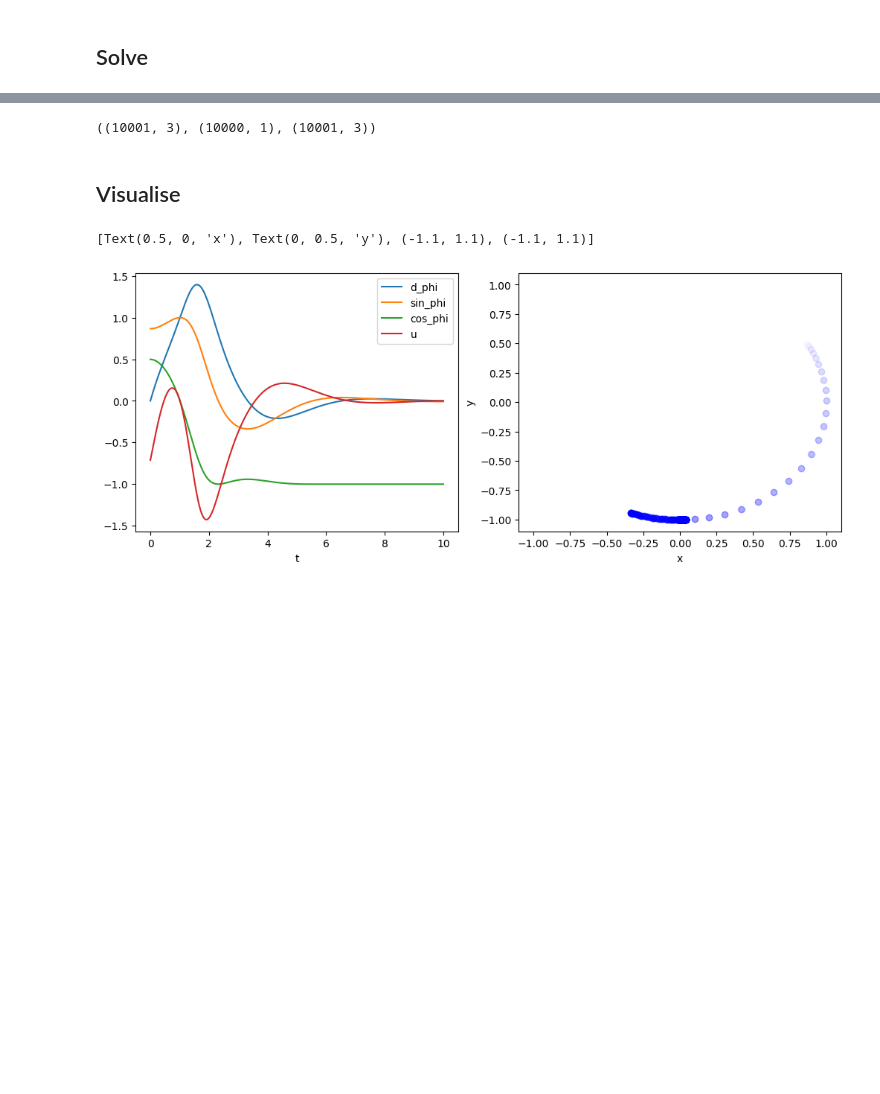
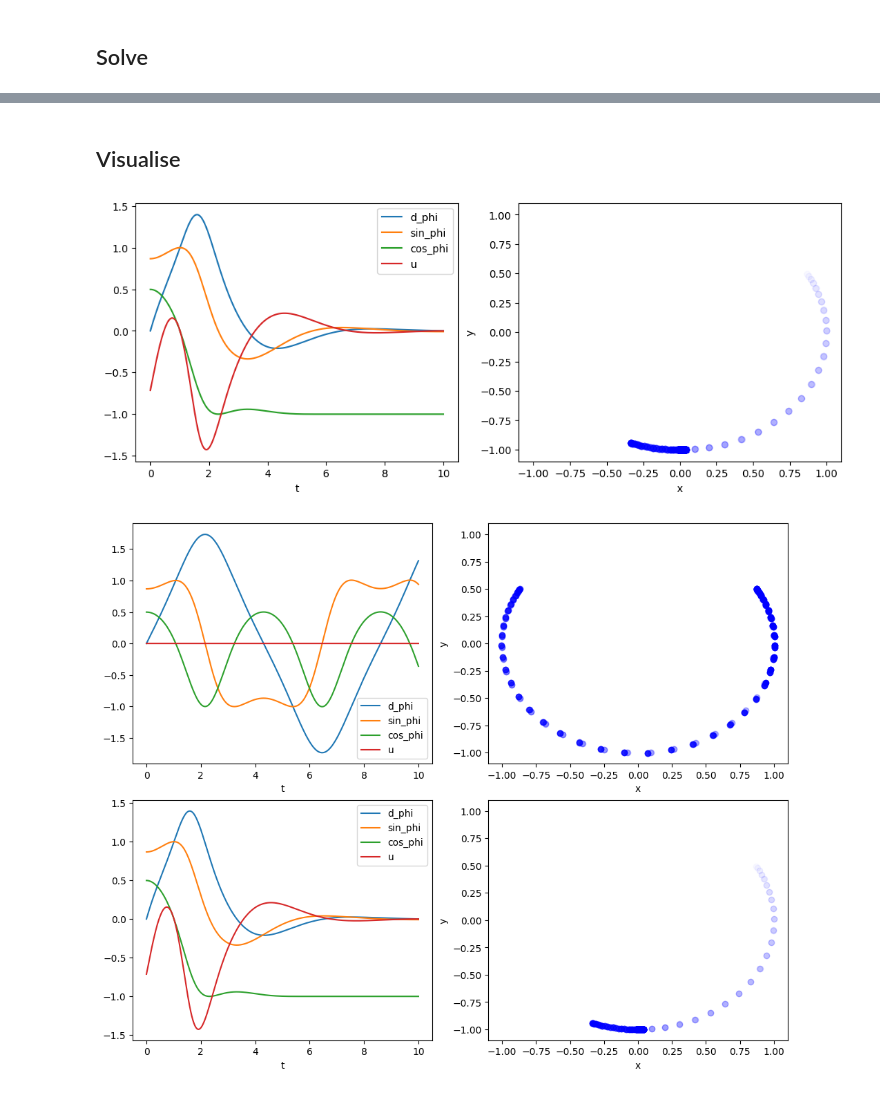
Before and after one commit to bbhaduri/diffilqrax-m1arm, a Jupyter notebook: doc/source/examples/simple_pendulum.ipynb, the cells around one changed output, grey strips where cells are left out. Saved outputs shown, nothing was run; the diff lists cells and outputs as text; code cells hidden in the pictures; blank space fills up the shorter version.

```diff
--- a/doc/source/examples/simple_pendulum.ipynb
+++ b/doc/source/examples/simple_pendulum.ipynb
@@ -146,7 +147,7 @@ def rollout(dyn_step: Callable, Us: Array, state_init:Array, prms: Any)-> Array:
 pparams = PendulumParams(1.0, 1.0, 9.8, dims.dt)
 tt = jnp.linspace(0., (pparams.dt*dims.horizon), dims.horizon+1)
 # init_ang = jnp.pi + 0.2
-init_ang = jnp.pi/3 + 0.002
+init_ang = jnp.pi/3. + 0.002
 init_state = jnp.array([jnp.pi*0., jnp.sin(init_ang), jnp.cos(init_ang)])
 params = iLQRParams(x0=init_state, theta=pparams)
 
@@ -227,24 +225,35 @@ old_cost: 8358.033859529865
-# %%
-Xs_stars.shape, Us_stars.shape, Lambs_stars.shape
-# %% [output]
-((10001, 3), (10000, 1), (10001, 3))
 # %% [markdown]
 ## Visualise
 # %%
-import matplotlib.colors as mcolors
-
-norm = mcolors.Normalize(vmin=tt.min(), vmax=tt.max())
-alphas = norm(tt)
-
 fig, ax = plt.subplots(1,2, figsize=(10,4), layout="constrained")
-ax[0].plot(tt, Xs_stars,label=['d_phi', 'sin_phi', 'cos_phi'])
-ax[0].plot(tt[:-1], Us_stars, label='u')
-ax[0].set(xlabel='t')
-ax[0].legend()
+_ = ax[0].plot(tt, Xs_stars,label=['d_phi', 'sin_phi', 'cos_phi'])
+_ = ax[0].plot(tt[:-1], Us_stars, label='u')
+_ = ax[0].set(xlabel='t')
+_ = ax[0].legend()
 
 for i in range(0,len(tt),100):
-    ax[1].scatter(Xs_stars[i:i+2,1], Xs_stars[i:i+2,2], color='blue', alpha=alphas[i])
-ax[1].set(xlabel='x', ylabel='y', xlim=[-pparams.l-0.1, pparams.l+0.1], ylim=[-pparams.l-0.1, pparams.l+0.1])
+    _ = ax[1].scatter(Xs_stars[i:i+2,1], Xs_stars[i:i+2,2], color='blue', alpha=alphas[i])
+_ = ax[1].set(xlabel='x', ylabel='y', xlim=[-pparams.l-0.1, pparams.l+0.1], ylim=[-pparams.l-0.1, pparams.l+0.1])
 # %% [output]
-[Text(0.5, 0, 'x'), Text(0, 0.5, 'y'), (-1.1, 1.1), (-1.1, 1.1)]
 [figure]
+# %%
+fig, ax = plt.subplots(2,2, figsize=(10,8), layout="constrained")
+_ = ax[0,0].plot(tt, opt_xs,label=['d_phi', 'sin_phi', 'cos_phi'])
+_ = ax[0,0].plot(tt[:-1], opt_us, label='u')
+_ = ax[0,0].set(xlabel='t')
+_ = ax[0,0].legend()
+
+for i in range(0,len(tt),100):
+    _ = ax[0,1].scatter(opt_xs[i:i+2,1], opt_xs[i:i+2,2], color='blue', alpha=alphas[i])
+_ = ax[0,1].set(xlabel='x', ylabel='y', xlim=[-pparams.l-0.1, pparams.l+0.1], ylim=[-pparams.l-0.1, pparams.l+0.1])
+
+_ = ax[1,0].plot(tt, Xs_stars,label=['d_phi', 'sin_phi', 'cos_phi'])
+_ = ax[1,0].plot(tt[:-1], Us_stars, label='u')
+_ = ax[1,0].set(xlabel='t')
+_ = ax[1,0].legend()
+
+for i in range(0,len(tt),100):
+    _ = ax[1,1].scatter(Xs_stars[i:i+2,1], Xs_stars[i:i+2,2], color='blue', alpha=alphas[i])
+_ = ax[1,1].set(xlabel='x', ylabel='y', xlim=[-pparams.l-0.1, pparams.l+0.1], ylim=[-pparams.l-0.1, pparams.l+0.1])
+# %% [output]
+[figure, added]
```
Also changed, not shown: parts of 4 cells of this notebook, 2 other files.
